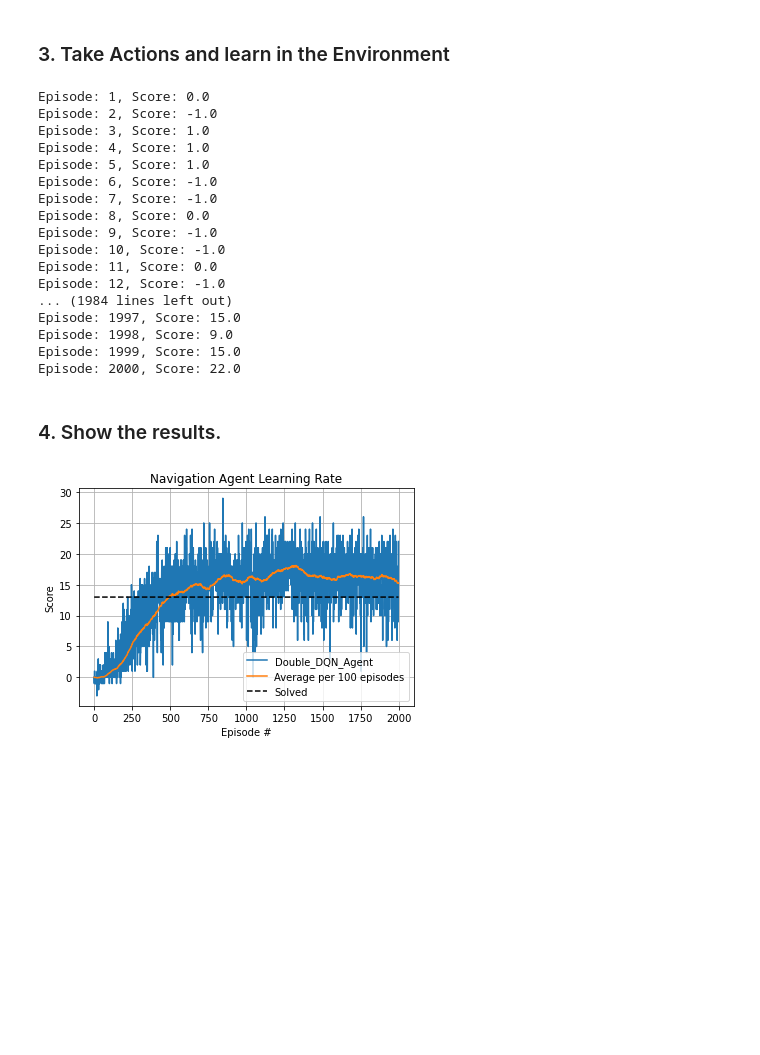
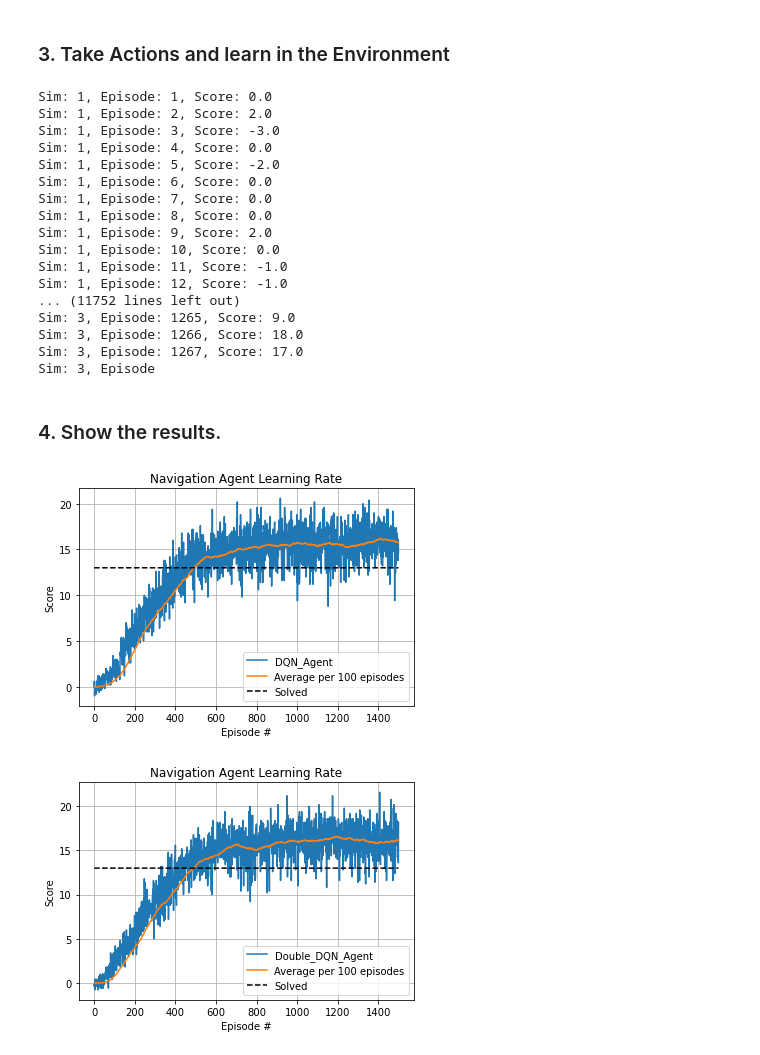
Before and after one commit to JSheldon3488/DeepRL_Navigation, a Jupyter notebook: Navigation.ipynb, the cells around one changed output. Drawn from its saved outputs; the diff is of its cells as text; code cells hidden in the pictures; blank space fills up the shorter version.

Commit message:
Updated Results with Average of 5 Runs

```diff
--- a/Navigation.ipynb
+++ b/Navigation.ipynb
@@ -96,11 +96,10 @@ States have length: 37
 # %% [markdown]
 ### 3. Take Actions and learn in the Environment
 # %%
-def simulation(Agent, env, num_episodes=1500, num_sims=5, eps_start=1.0, eps_end=0.005, eps_decay=0.995):
+def simulation(Agent, num_episodes=1500, num_sims=5, eps_start=1.0, eps_end=0.005, eps_decay=0.995):
     """Run simulations in the environment and learn from the experiences. This will train the Agent.
 
     :param Agent: (class) This is the class of Agent from agents.py that you want to use
-    :param env: This is the environment the agent will be acting in and learning
     :param num_episodes: (int) maximum number of training episodes
     :param num_sims: (int) How many simulations to run for this Agent to get average scores
     :param eps_start: (float) starting value of epsilon, for epsilon-greedy action selection
@@ -108,13 +107,8 @@ def simulation(Agent, env, num_episodes=1500, num_sims=5, eps_start=1.0, eps_end
     :param eps_decay: (float) multiplicative factor (per episode) for decreasing epsilon
     :return: list of scores achieved over the simulation
     """
-    # Get environment details
-    env_info = env.reset(train_mode=True)[brain_name]
-    action_size = brain.vector_action_space_size
-    state_size = env_info.vector_observations[0]
-
     scores = [0]*num_episodes
-    for sim in num_sims:
+    for sim in range(1,num_sims+1):
         # Reset the Agent and epsilon
         agent = Agent(state_size, action_size, seed=88)
         eps = eps_start
@@ -134,9 +128,9 @@ def simulation(Agent, env, num_episodes=1500, num_sims=5, eps_start=1.0, eps_end
                 if done:
                     break
             # Episode finished
-            scores[episode_num] += score
+            scores[episode_num-1] += score
             eps = max(eps*eps_decay, eps_end)
-            print(f"Episode: {episode_num}, Score: {score}")
+            print(f"Sim: {sim}, Episode: {episode_num}, Score: {score}")
     #Average scores for the number of simulations
     scores = [score/num_sims for score in scores]
 
@@ -159,69 +153,74 @@ if train_double_dqn:
     simulation(DoubleDQN_Agent)
 env.close()
 # %% [output]
-Episode: 1, Score: 0.0
-Episode: 2, Score: -1.0
-Episode: 3, Score: 1.0
-Episode: 4, Score: 1.0
-Episode: 5, Score: 1.0
-Episode: 6, Score: -1.0
-Episode: 7, Score: -1.0
-Episode: 8, Score: 0.0
-Episode: 9, Score: -1.0
-Episode: 10, Score: -1.0
-Episode: 11, Score: 0.0
-Episode: 12, Score: -1.0
-... (1984 lines left out)
-Episode: 1997, Score: 15.0
-Episode: 1998, Score: 9.0
-Episode: 1999, Score: 15.0
-Episode: 2000, Score: 22.0
+Sim: 1, Episode: 1, Score: 0.0
+Sim: 1, Episode: 2, Score: 2.0
+Sim: 1, Episode: 3, Score: -3.0
+Sim: 1, Episode: 4, Score: 0.0
+Sim: 1, Episode: 5, Score: -2.0
+Sim: 1, Episode: 6, Score: 0.0
+Sim: 1, Episode: 7, Score: 0.0
+Sim: 1, Episode: 8, Score: 0.0
+Sim: 1, Episode: 9, Score: 2.0
+Sim: 1, Episode: 10, Score: 0.0
+Sim: 1, Episode: 11, Score: -1.0
+Sim: 1, Episode: 12, Score: -1.0
+... (11752 lines left out)
+Sim: 3, Episode: 1265, Score: 9.0
+Sim: 3, Episode: 1266, Score: 18.0
+Sim: 3, Episode: 1267, Score: 17.0
+Sim: 3, Episode
 # %% [markdown]
 ### 4. Show the results.
 # %%
 def graph_results(Agents, save_graph=True):
     """ Used to graph the results of agents from simulations
 
-    :param agent_scores: list of Agents you want to graph results from
+    :param agent_scores: list of Class Agents you want to graph results from
     :param save_graph: bool used to save the graph in images
     """
     # Load scores for given Agents
     agent_scores = []
     for agent in Agents:
-        with open(f"C:\Dev\Python\RL\\Navigation_Project\p1_navigation\saved_scores\\{str(agent)}.txt", 'r') as f:
+        if agent == DQN_Agent:
+            class_name = "DQN_Agent"
+        elif agent == DoubleDQN_Agent:
+            class_name = "Double_DQN_Agent"
+        with open(f"C:\Dev\Python\RL\\Navigation_Project\p1_navigation\saved_scores\\{class_name}.txt", 'r') as f:
             scores = f.read().splitlines()
             scores = [float(score) for score in scores]
-            agent_scores.append((str(agent), scores))
+            agent_scores.append((class_name, scores))
 
     # Setup up graph
     fig, ax = plt.subplots()
     ax.set(xlabel="Episode #", ylabel='Score', title="Navigation Agent Learning Rate")
     ax.grid()
     save_name = ""
     # Graph all the results
     for name, score in agent_scores:
         #Plot Scores
         ax.plot(np.arange(len(score)), score, label=f"{name}")
         save_name += f"{name}_"
         # Plot rolling average
         rolling_average = np.convolve(score, np.ones(100)/100)
         rolling_average = rolling_average[:-100] #Removes tail that is window_size < 100
         ax.plot(np.arange(len(rolling_average)), rolling_average, label="Average per 100 episodes")
     # Plot solved line
     ax.plot(np.arange(len(agent_scores[0][1])), np.ones(len(agent_scores[0][1]))*13, color='black', linestyle='dashed', label="Solved")
     ax.legend()
 
     if save_graph:
         filepath = f"C:\Dev\Python\RL\\Navigation_Project\p1_navigation\images\\{save_name}.png"
         fig.savefig(filepath)
     plt.show()
 
 # Setup what sort of graphs you want
 graph_dqn = True
 graph_double_dqn = True
 if graph_dqn:
     graph_results([DQN_Agent])
 if graph_double_dqn:
     graph_results([DoubleDQN_Agent])
 # %% [output]
-[figure, old version]
+[figure, new version]
+[figure, added]
```
Also changed, not shown: 8 other files.
